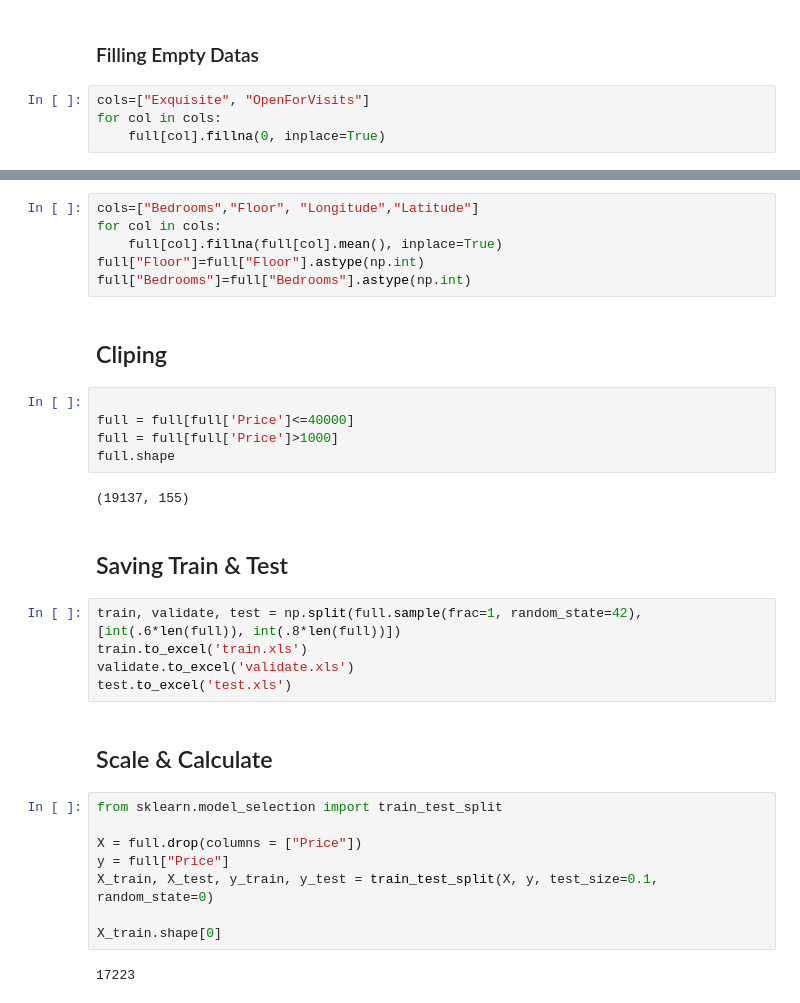
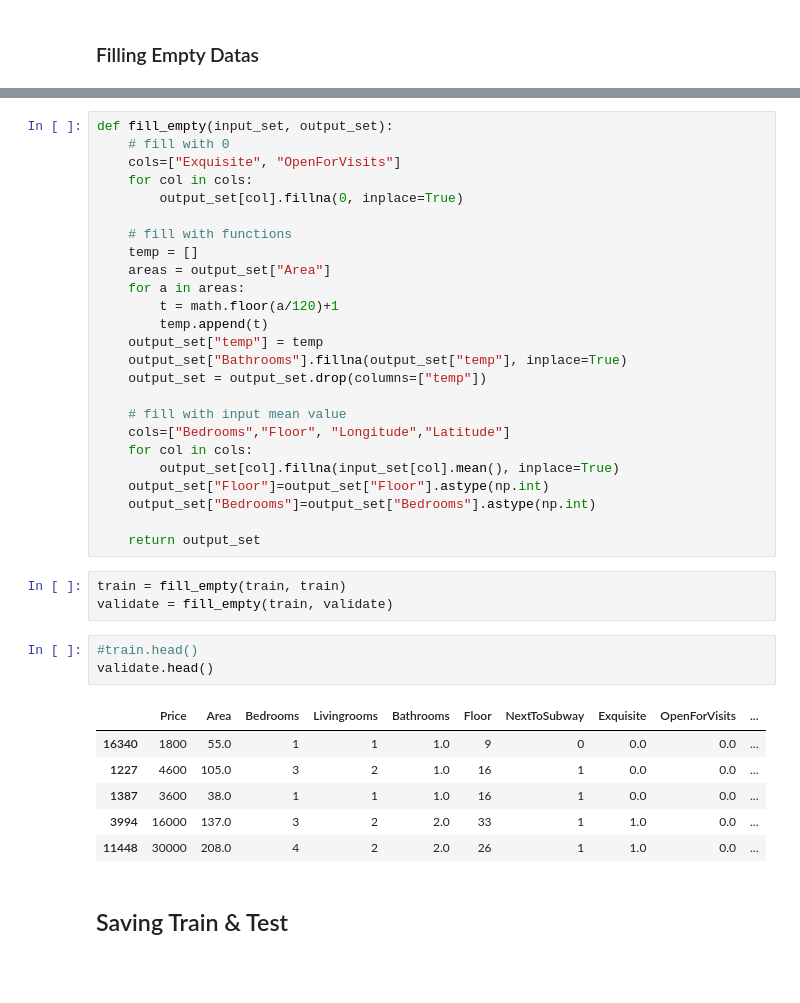
Before and after one commit to EdenWuyifan/Fake-Rental-Listing-Identification, a Jupyter notebook: DataCleaning.ipynb, the cells around one changed output, grey strips where cells are left out. Cells and saved outputs as stored; diff of their text form; blank space fills up the shorter version.

```diff
--- a/DataCleaning.ipynb
+++ b/DataCleaning.ipynb
@@ -80,6 +123,2 @@ print(full['Latitude'].mean())
 # %% [markdown]
 ### Filling Empty Datas
-# %%
-cols=["Exquisite", "OpenForVisits"]
-for col in cols:
-    full[col].fillna(0, inplace=True)
@@ -107,34 +125,40 @@ full.head()
-# %%
-cols=["Bedrooms","Floor", "Longitude","Latitude"]
-for col in cols:
-    full[col].fillna(full[col].mean(), inplace=True)
-full["Floor"]=full["Floor"].astype(np.int)
-full["Bedrooms"]=full["Bedrooms"].astype(np.int)
-# %% [markdown]
-## Cliping
-# %%
-
-full = full[full['Price']<=40000]
-full = full[full['Price']>1000]
-full.shape
-# %% [output]
-(19137, 155)
+# %%
+def fill_empty(input_set, output_set):
+    # fill with 0
+    cols=["Exquisite", "OpenForVisits"]
+    for col in cols:
+        output_set[col].fillna(0, inplace=True)
+
+    # fill with functions
+    temp = []
+    areas = output_set["Area"]
+    for a in areas:
+        t = math.floor(a/120)+1
+        temp.append(t)
+    output_set["temp"] = temp
+    output_set["Bathrooms"].fillna(output_set["temp"], inplace=True)
+    output_set = output_set.drop(columns=["temp"])
+
+    # fill with input mean value
+    cols=["Bedrooms","Floor", "Longitude","Latitude"]
+    for col in cols:
+        output_set[col].fillna(input_set[col].mean(), inplace=True)
+    output_set["Floor"]=output_set["Floor"].astype(np.int)
+    output_set["Bedrooms"]=output_set["Bedrooms"].astype(np.int)
+
+    return output_set
+# %%
+train = fill_empty(train, train)
+validate = fill_empty(train, validate)
+# %%
+#train.head()
+validate.head()
+# %% [output]
+|  | Price | Area | Bedrooms | Livingrooms | Bathrooms | Floor | NextToSubway | Exquisite | OpenForVisits | ... |
+| 16340 | 1800 | 55.0 | 1 | 1 | 1.0 | 9 | 0 | 0.0 | 0.0 | ... |
+| 1227 | 4600 | 105.0 | 3 | 2 | 1.0 | 16 | 1 | 0.0 | 0.0 | ... |
+| 1387 | 3600 | 38.0 | 1 | 1 | 1.0 | 16 | 1 | 0.0 | 0.0 | ... |
+| 3994 | 16000 | 137.0 | 3 | 2 | 2.0 | 33 | 1 | 1.0 | 0.0 | ... |
+| 11448 | 30000 | 208.0 | 4 | 2 | 2.0 | 26 | 1 | 1.0 | 0.0 | ... |
 # %% [markdown]
 ## Saving Train & Test
-# %%
-train, validate, test = np.split(full.sample(frac=1, random_state=42), [int(.6*len(full)), int(.8*len(full))])
-train.to_excel('train.xls')
-validate.to_excel('validate.xls')
-test.to_excel('test.xls')
-# %% [markdown]
-## Scale & Calculate
-# %%
-from sklearn.model_selection import train_test_split
-
-X = full.drop(columns = ["Price"])
-y = full["Price"]
-X_train, X_test, y_train, y_test = train_test_split(X, y, test_size=0.1, random_state=0)
-
-X_train.shape[0]
-# %% [output]
-17223
```
Also changed, not shown: parts of 36 cells of this notebook, 2 other files.
